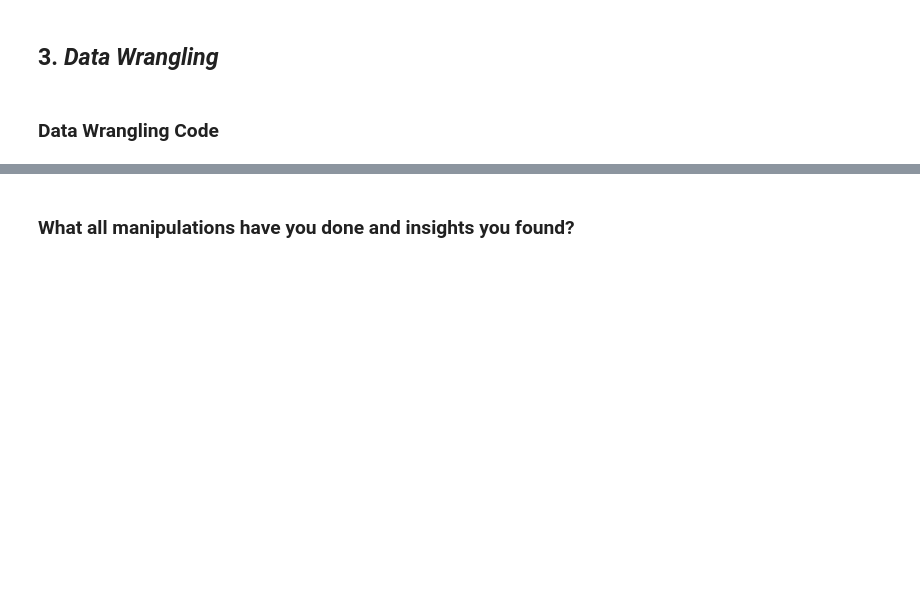
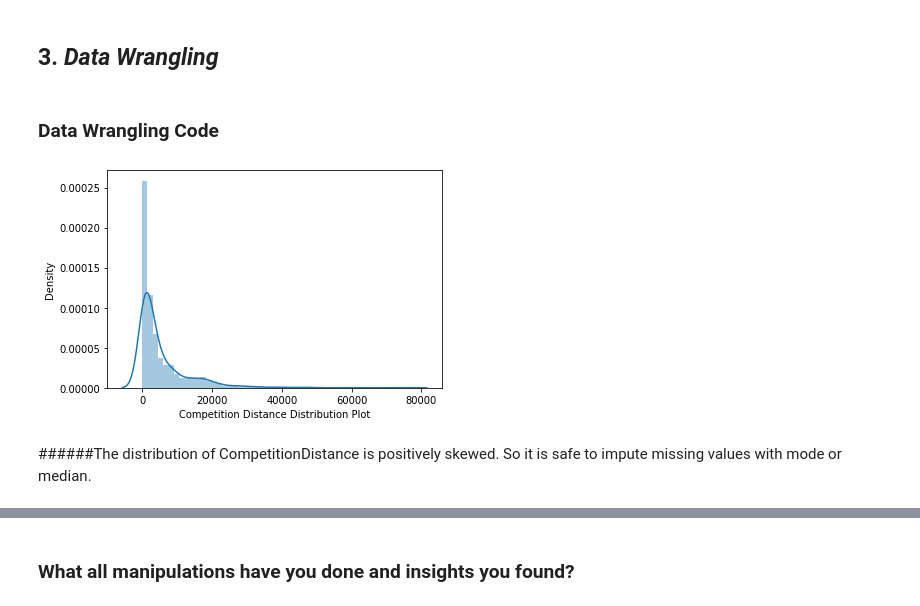
Before and after one commit to Ashif-khan033/Retail_Sales_Prediction, a Jupyter notebook: Retail_Sales_Prediction.ipynb, the cells around one changed output, grey strips where cells are left out. Saved outputs shown, nothing was run; the diff lists cells and outputs as text; code cells hidden in the pictures; blank space fills up the shorter version.

```diff
--- a/Retail_Sales_Prediction.ipynb
+++ b/Retail_Sales_Prediction.ipynb
@@ -319,3 +335,12 @@ Answer Here
 ## 3. ***Data Wrangling***
 # %% [markdown]
 ### Data Wrangling Code
+# %%
+#CompetitionDistance is a numerical feature. Lets check its density plot to choose the value we need to impute missing values.
+
+sns.distplot(x=df_store['CompetitionDistance'], hist = True)
+plt.xlabel('Competition Distance Distribution Plot');
+# %% [output]
+[figure, added]
+# %% [markdown]
+######The distribution of CompetitionDistance is positively skewed. So it is safe to impute missing values with mode or median.
```
Also changed, not shown: parts of 13 cells of this notebook.
